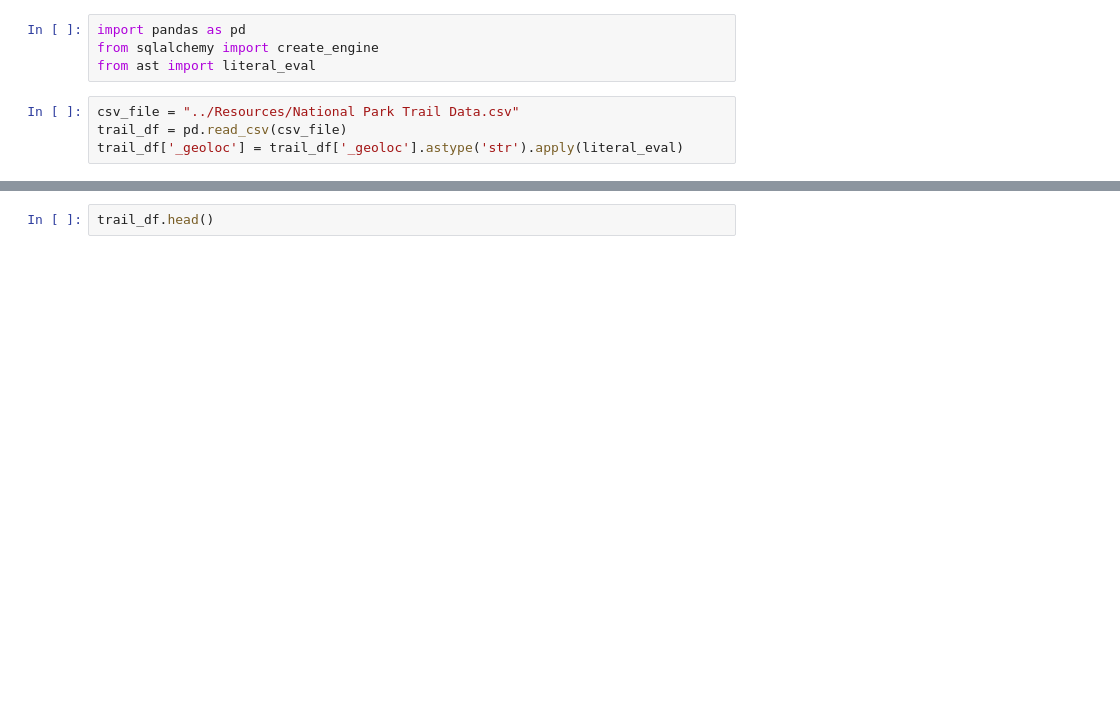
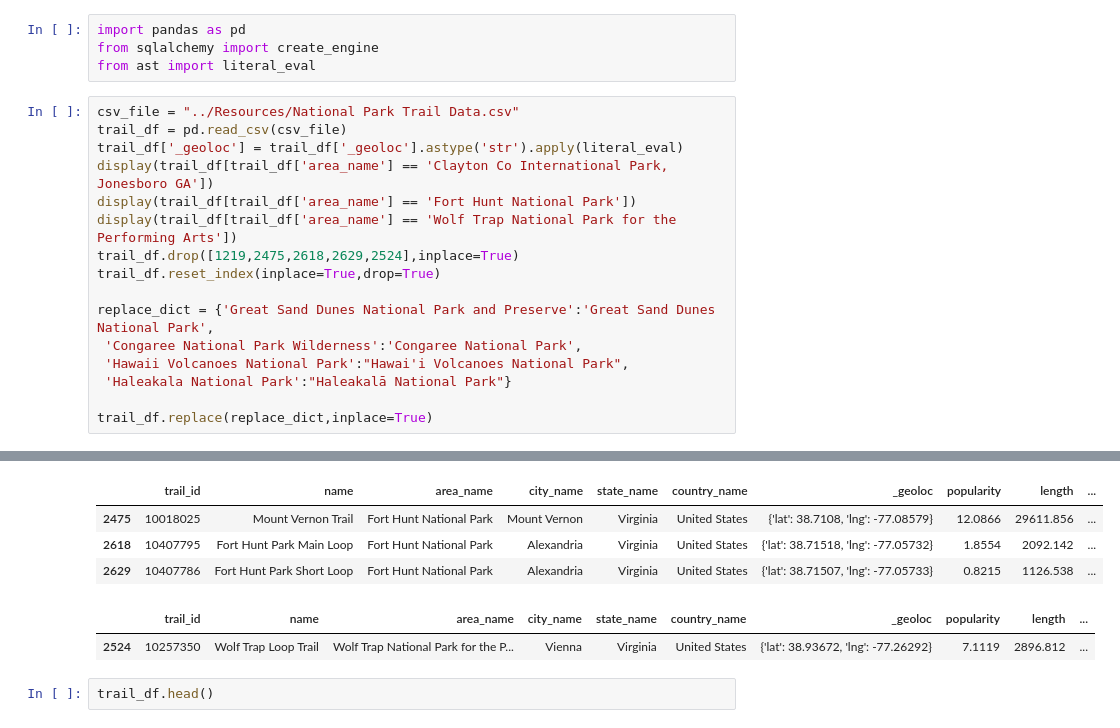
Before and after one commit to eaudunord/national_parks, a Jupyter notebook: transformations/park_trails.ipynb, the cells around one changed output, grey strips where cells are left out. Saved outputs shown, nothing was run; the diff lists cells and outputs as text; blank space fills up the shorter version.

Commit message:
rename parks in park trails

```diff
--- a/transformations/park_trails.ipynb
+++ b/transformations/park_trails.ipynb
@@ -2,7 +2,20 @@
 import pandas as pd
 from sqlalchemy import create_engine
 from ast import literal_eval
-# %%
-csv_file = "../Resources/National Park Trail Data.csv"
-trail_df = pd.read_csv(csv_file)
-trail_df['_geoloc'] = trail_df['_geoloc'].astype('str').apply(literal_eval)
+# %%
+csv_file = "../Resources/National Park Trail Data.csv"
+trail_df = pd.read_csv(csv_file)
+trail_df['_geoloc'] = trail_df['_geoloc'].astype('str').apply(literal_eval)
+display(trail_df[trail_df['area_name'] == 'Clayton Co International Park, Jonesboro GA'])
+display(trail_df[trail_df['area_name'] == 'Fort Hunt National Park'])
+display(trail_df[trail_df['area_name'] == 'Wolf Trap National Park for the Performing Arts'])
+trail_df.drop([1219,2475,2618,2629,2524],inplace=True)
+trail_df.reset_index(inplace=True,drop=True)
+
+replace_dict = {'Great Sand Dunes National Park and Preserve':'Great Sand Dunes National Park',
+ 'Congaree National Park Wilderness':'Congaree National Park',
+ 'Hawaii Volcanoes National Park':"Hawai'i Volcanoes National Park",
+ 'Haleakala National Park':"Haleakalā National Park"}
+
+trail_df.replace(replace_dict,inplace=True)
+# %% [output]
@@ -9,3 +24,9 @@ trail_df['_geoloc'] = trail_df['_geoloc'].astype('str').apply(literal_eval)
+|  | trail_id | name | area_name | city_name | state_name | country_name | _geoloc | popularity | length | ... |
+| 2475 | 10018025 | Mount Vernon Trail | Fort Hunt National Park | Mount Vernon | Virginia | United States | {'lat': 38.7108, 'lng': -77.08579} | 12.0866 | 29611.856 | ... |
+| 2618 | 10407795 | Fort Hunt Park Main Loop | Fort Hunt National Park | Alexandria | Virginia | United States | {'lat': 38.71518, 'lng': -77.05732} | 1.8554 | 2092.142 | ... |
+| 2629 | 10407786 | Fort Hunt Park Short Loop | Fort Hunt National Park | Alexandria | Virginia | United States | {'lat': 38.71507, 'lng': -77.05733} | 0.8215 | 1126.538 | ... |
+|  | trail_id | name | area_name | city_name | state_name | country_name | _geoloc | popularity | length | ... |
+| 2524 | 10257350 | Wolf Trap Loop Trail | Wolf Trap National Park for the P... | Vienna | Virginia | United States | {'lat': 38.93672, 'lng': -77.26292} | 7.1119 | 2896.812 | ... |
 # %%
 trail_df.head()
 # %% [output]
```
Also changed, not shown: parts of 1 cell of this notebook, 1 other file.
